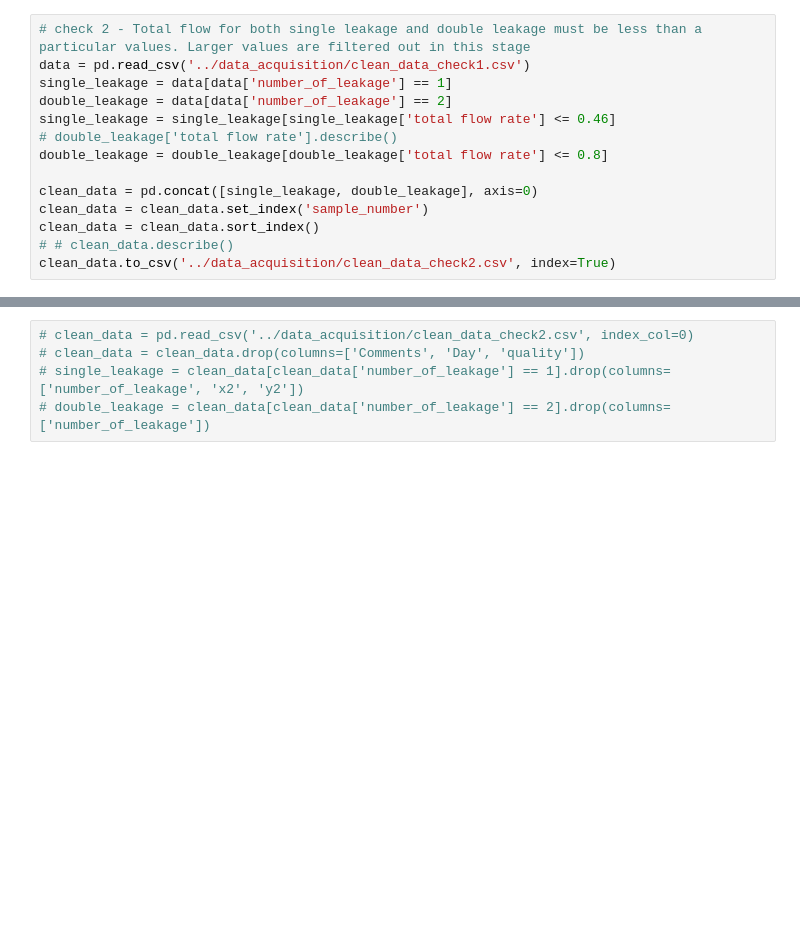
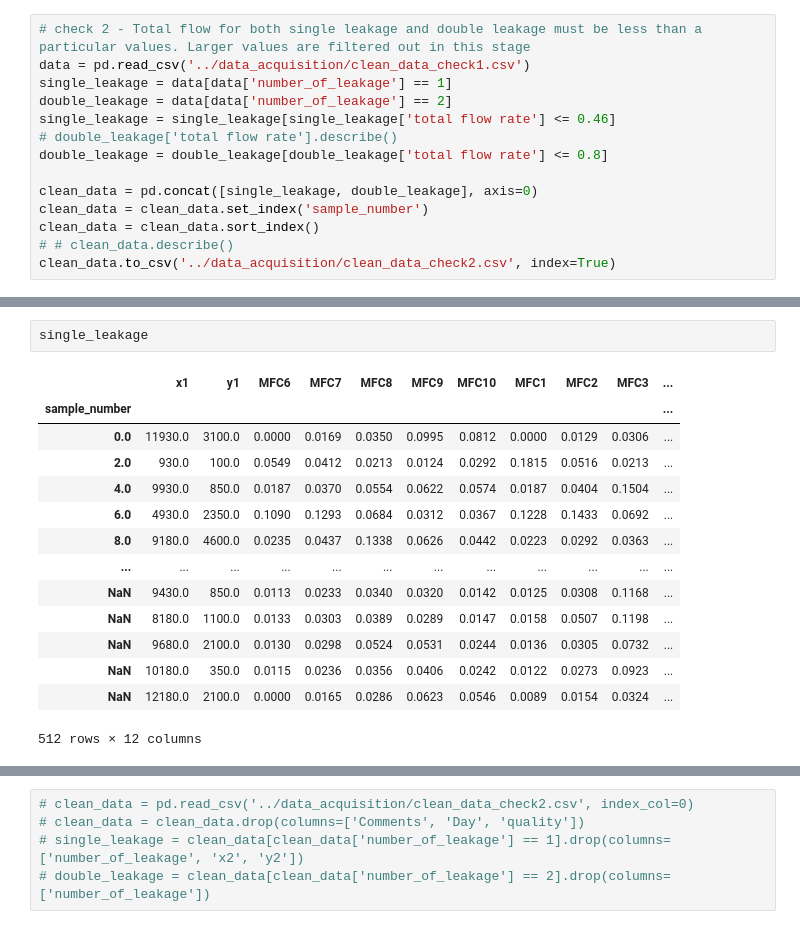
Before and after one commit to sreeragvn/Student-Project-leakage_detection, a Jupyter notebook: data_sanity_check.ipynb, the cells around one changed output, grey strips where cells are left out. Drawn from its saved outputs; the diff is of its cells as text; blank space fills up the shorter version.

```diff
--- a/data_sanity_check.ipynb
+++ b/data_sanity_check.ipynb
@@ -36,0 +54,17 @@ clean_data.to_csv('../data_acquisition/clean_data_check2.csv', index=True)
+# %%
+single_leakage
+# %% [output]
+|  | x1 | y1 | MFC6 | MFC7 | MFC8 | MFC9 | MFC10 | MFC1 | MFC2 | MFC3 | ... |
+| sample_number |  |  |  |  |  |  |  |  |  |  | ... |
+| 0.0 | 11930.0 | 3100.0 | 0.0000 | 0.0169 | 0.0350 | 0.0995 | 0.0812 | 0.0000 | 0.0129 | 0.0306 | ... |
+| 2.0 | 930.0 | 100.0 | 0.0549 | 0.0412 | 0.0213 | 0.0124 | 0.0292 | 0.1815 | 0.0516 | 0.0213 | ... |
+| 4.0 | 9930.0 | 850.0 | 0.0187 | 0.0370 | 0.0554 | 0.0622 | 0.0574 | 0.0187 | 0.0404 | 0.1504 | ... |
+| 6.0 | 4930.0 | 2350.0 | 0.1090 | 0.1293 | 0.0684 | 0.0312 | 0.0367 | 0.1228 | 0.1433 | 0.0692 | ... |
+| 8.0 | 9180.0 | 4600.0 | 0.0235 | 0.0437 | 0.1338 | 0.0626 | 0.0442 | 0.0223 | 0.0292 | 0.0363 | ... |
+| ... | ... | ... | ... | ... | ... | ... | ... | ... | ... | ... | ... |
+| NaN | 9430.0 | 850.0 | 0.0113 | 0.0233 | 0.0340 | 0.0320 | 0.0142 | 0.0125 | 0.0308 | 0.1168 | ... |
+| NaN | 8180.0 | 1100.0 | 0.0133 | 0.0303 | 0.0389 | 0.0289 | 0.0147 | 0.0158 | 0.0507 | 0.1198 | ... |
+| NaN | 9680.0 | 2100.0 | 0.0130 | 0.0298 | 0.0524 | 0.0531 | 0.0244 | 0.0136 | 0.0305 | 0.0732 | ... |
+| NaN | 10180.0 | 350.0 | 0.0115 | 0.0236 | 0.0356 | 0.0406 | 0.0242 | 0.0122 | 0.0273 | 0.0923 | ... |
+| NaN | 12180.0 | 2100.0 | 0.0000 | 0.0165 | 0.0286 | 0.0623 | 0.0546 | 0.0089 | 0.0154 | 0.0324 | ... |
+512 rows × 12 columns
```
Also changed, not shown: parts of 4 cells of this notebook, 10 other files.
